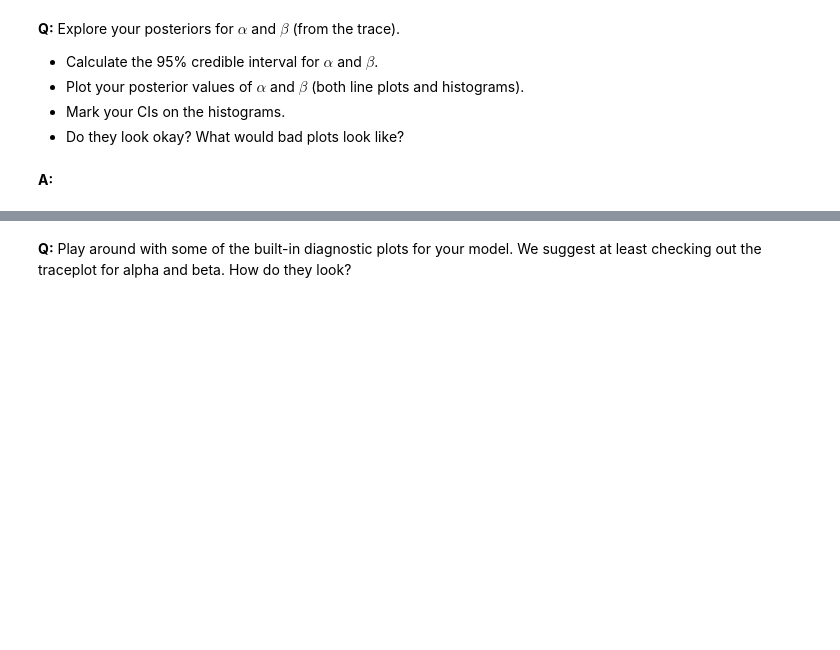
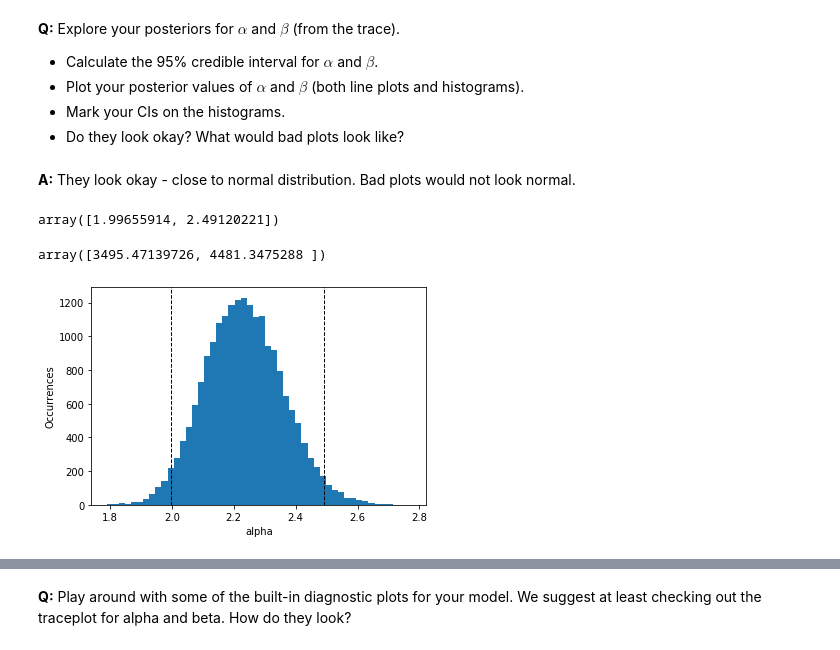
Before and after one commit to chejuichia/DataScienceStudy, a Jupyter notebook: Bayesian_stats_Q6.28/inferential_statistics_3-Q.ipynb, the cells around one changed output, grey strips where cells are left out. Cells and saved outputs as stored; diff of their text form; code cells hidden in the pictures; blank space fills up the shorter version.

```diff
--- a/Bayesian_stats_Q6.28/inferential_statistics_3-Q.ipynb
+++ b/Bayesian_stats_Q6.28/inferential_statistics_3-Q.ipynb
@@ -106,4 +106,5 @@ with pm.Model() as no_ins_model:
     rate_ = pm.Exponential('rate_', 1/rate_est)
 
     gd = pm.Gamma('no_ins_model',alpha=alpha_,beta=rate_,observed=no_insurance)
+    sample = pm.sample(10000)
 # %% [output]
@@ -116,5 +120,29 @@ __Q:__ Explore your posteriors for $\alpha$ and $\beta$ (from the trace).
 * Plot your posterior values of $\alpha$ and $\beta$ (both line plots and histograms).
 * Mark your CIs on the histograms.
 * Do they look okay? What would bad plots look like?
-# %% [markdown]
-__A:__
+# %% [markdown]
+__A:__ They look okay - close to normal distribution. Bad plots would not look normal.
+# %%
+# Get the alpha values and the beta values from the trace
+alpha = sample['alpha_']
+rate = sample['rate_']
+beta = 1 / rate
+
+# Calculate the 95% confidence interval using percentiles
+alpha_ci = np.percentile(alpha, [2.5, 97.5])
+alpha_ci
+# %% [output]
+array([1.99655914, 2.49120221])
+# %%
+beta_ci = np.percentile(beta, [2.5, 97.5])
+beta_ci
+# %% [output]
+array([3495.47139726, 4481.3475288 ])
+# %%
+_ = plt.hist(alpha, bins=50)
+_ = plt.axvline(alpha_ci[0], color='k', linestyle='dashed', linewidth=1)
+_ = plt.axvline(alpha_ci[1], color='k', linestyle='dashed', linewidth=1)
+_ = plt.xlabel('alpha')
+_ = plt.ylabel('Occurrences');
+# %% [output]
+[figure, added]
```
Also changed, not shown: parts of 16 cells of this notebook.
